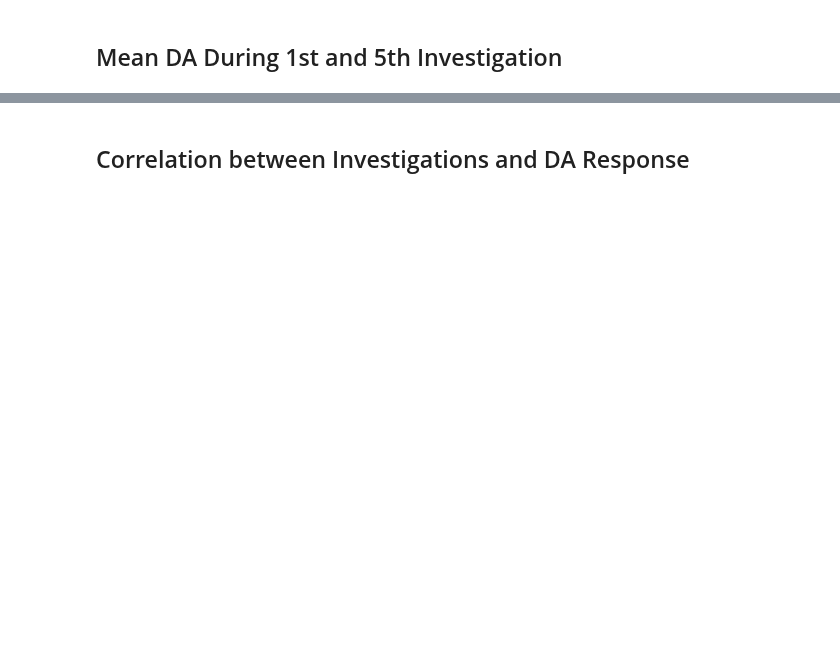
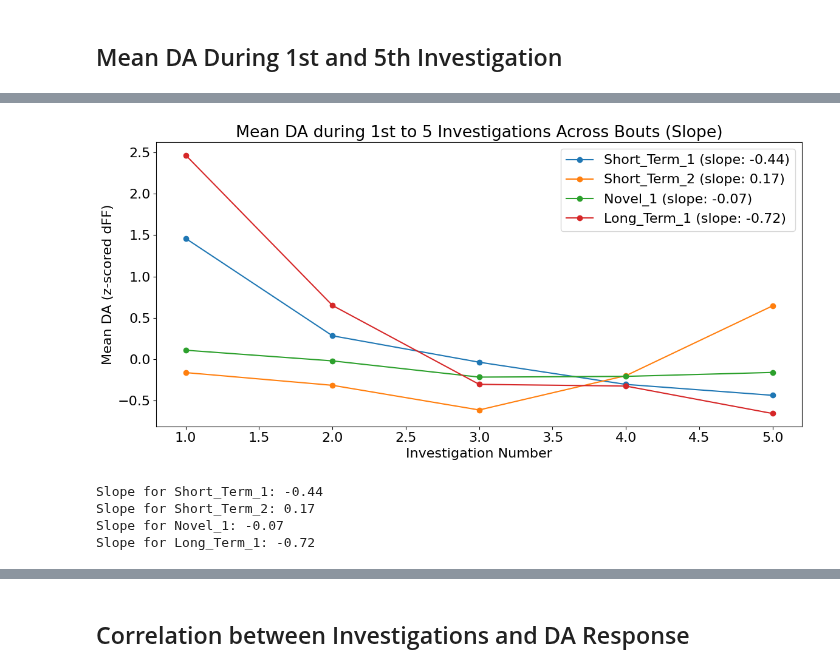
Before and after one commit to AlbertLeei/PCLAB_Photometry, a Jupyter notebook: P2_Code/home_cage/home_cage_analysis.ipynb, the cells around one changed output, grey strips where cells are left out. Cells and saved outputs as stored; diff of their text form; code cells hidden in the pictures; blank space fills up the shorter version.

```diff
--- a/P2_Code/home_cage/home_cage_analysis.ipynb
+++ b/P2_Code/home_cage/home_cage_analysis.ipynb
@@ -78,0 +99,9 @@ plot_y_across_bouts(inv_1st_mean_df, 'Mean DA during 5th Investigation Across Bo
+# %%
+mean_da_df = extract_nth_to_mth_behavior_mean_da(group_data, columns , behavior='Investigation', n_start=1, n_end=5)
+plot_meanDA_across_investigations(mean_da_df,columns, max_investigations=5, metric_type='slope')
+# %% [output]
+[figure, added]
+Slope for Short_Term_1: -0.44
+Slope for Short_Term_2: 0.17
+Slope for Novel_1: -0.07
+Slope for Long_Term_1: -0.72
```
Also changed, not shown: parts of 20 cells of this notebook, 6 other files.
